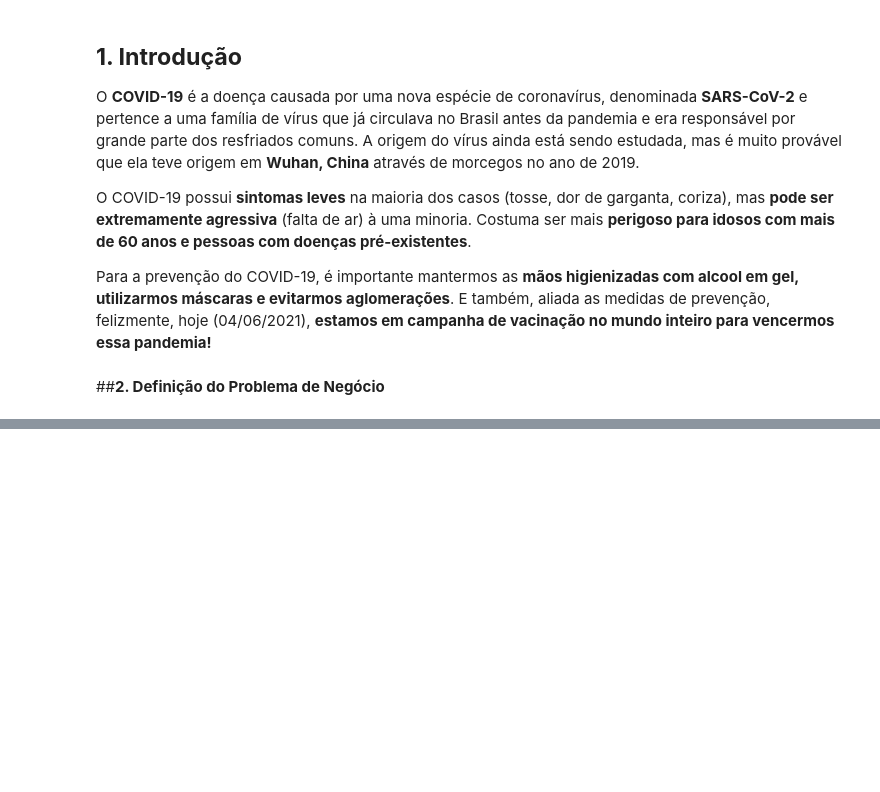
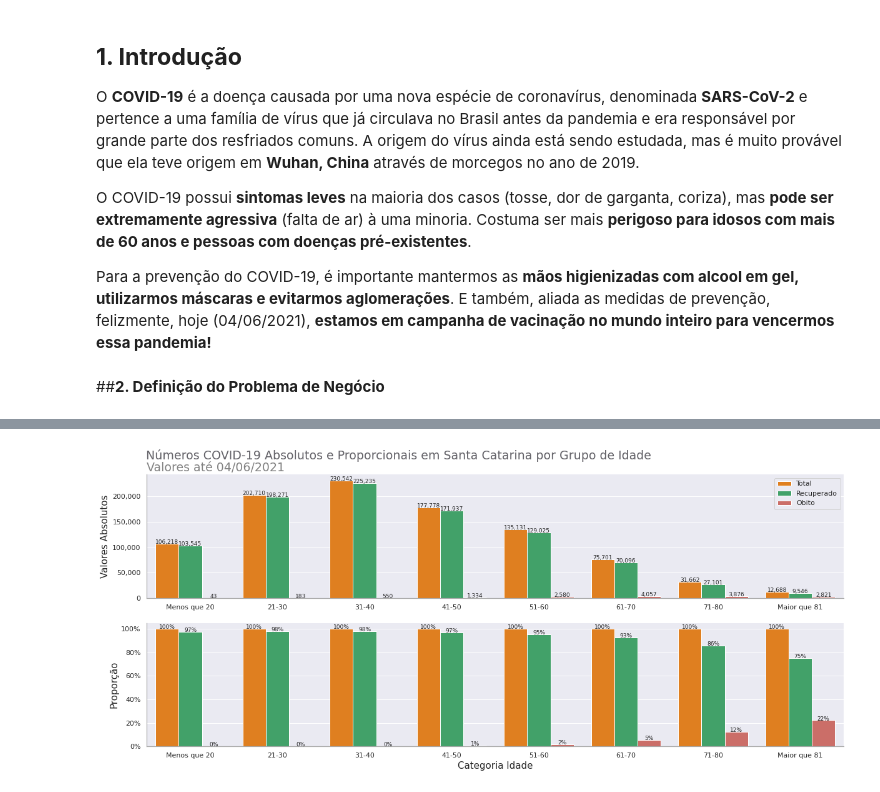
Before and after one commit to gustavolq/Bootcamp-DataScience-Alura, a Jupyter notebook: Modulo_02/Projeto/Analise_Covid_SC.ipynb, the cells around one changed output, grey strips where cells are left out. Cells and saved outputs as stored; diff of their text form; code cells hidden in the pictures; blank space fills up the shorter version.

```diff
--- a/Modulo_02/Projeto/Analise_Covid_SC.ipynb
+++ b/Modulo_02/Projeto/Analise_Covid_SC.ipynb
@@ -72,0 +318,8 @@ A tabela de dados de pacientes confirmados com COVID-19 foi extraída do [Portal
+# %%
+prop_values = pd.Series(dtype = 'float64')
+prop_values_total = (idade_quantidade.set_index('Idade_Categoria').query('Tipo == "Total"')['Quantidade'] / idade_quantidade.set_index('Idade_Categoria').query('Tipo == "Total"')['Quantidade']) * 100
+prop_values_recuperado = (idade_quantidade.set_index('Idade_Categoria').query('Tipo == "Recuperado"')['Quantidade'] / idade_quantidade.set_index('Idade_Categoria').query('Tipo == "Total"')['Quantidade']) * 100
+prop_values_obito = (idade_quantidade.set_index('Idade_Categoria').query('Tipo == "Obito"')['Quantidade'] / idade_quantidade.set_index('Idade_Categoria').query('Tipo == "Total"')['Quantidade']) * 100
+prop_values = prop_values.append([prop_values_total, prop_values_recuperado, prop_values_obito])
+idade_quantidade['Quantidade_Prop'] = prop_values.values
+idade_quantidade.head()
@@ -72,0 +346,35 @@ A tabela de dados de pacientes confirmados com COVID-19 foi extraída do [Portal
+# %%
+fig, axes = plt.subplots(2, 1, figsize = (20,8))
+cores = ['#FF7F00', '#32B166', '#DB5F57']
+sns.barplot(data = idade_quantidade, y = 'Quantidade', x = 'Idade_Categoria', hue = 'Tipo', palette = cores, ax = axes[0])
+sns.barplot(data = idade_quantidade, y = 'Quantidade_Prop', x = 'Idade_Categoria', hue = 'Tipo', palette = cores, ax = axes[1])
+
+fig.suptitle('Números COVID-19 Absolutos e Proporcionais em Santa Catarina por Grupo de Idade ', fontsize = 19, color = '#646369', x = 0.407, y = 0.95)
+axes[0].set_title('Valores até 04/06/2021', loc = 'left', fontsize = 19, color = '#828282')
+
+for index_ax in range(len(axes)) :
+  axes[index_ax].spines['bottom'].set_color('darkgrey')
+  axes[index_ax].spines['left'].set_color('darkgrey')
+  axes[index_ax].spines['right'].set_visible(False)
+  axes[index_ax].spines['top'].set_visible(False)
+  for p in axes[index_ax].patches :
+    if index_ax == 0 :
+      value = '{:,.0f}'.format(p.get_height())
+    if index_ax == 1 :
+      value = '{:,.0f}%'.format(p.get_height())
+    x = p.get_x() + p.get_width() / 2
+    y = p.get_y() + p.get_height()
+    axes[index_ax].text(x, y, value, ha="center", fontsize = 9)
+
+axes[0].set_xlabel("")
+axes[1].set_xlabel("Categoria Idade", fontsize = 15)
+axes[0].set_ylabel("Valores Absolutos", fontsize = 15)
+axes[1].set_ylabel("Proporção", fontsize = 15)
+axes[0].legend(bbox_to_anchor = (1, 1))
+axes[1].legend_.remove()
+axes[0].yaxis.set_major_formatter(ticker.StrMethodFormatter('{x:,.0f}'))
+axes[1].yaxis.set_major_formatter(ticker.StrMethodFormatter('{x:.0f}%'))
+
+plt.show()
+# %% [output]
+[figure, added]
```
Also changed, not shown: parts of 90 cells of this notebook.
